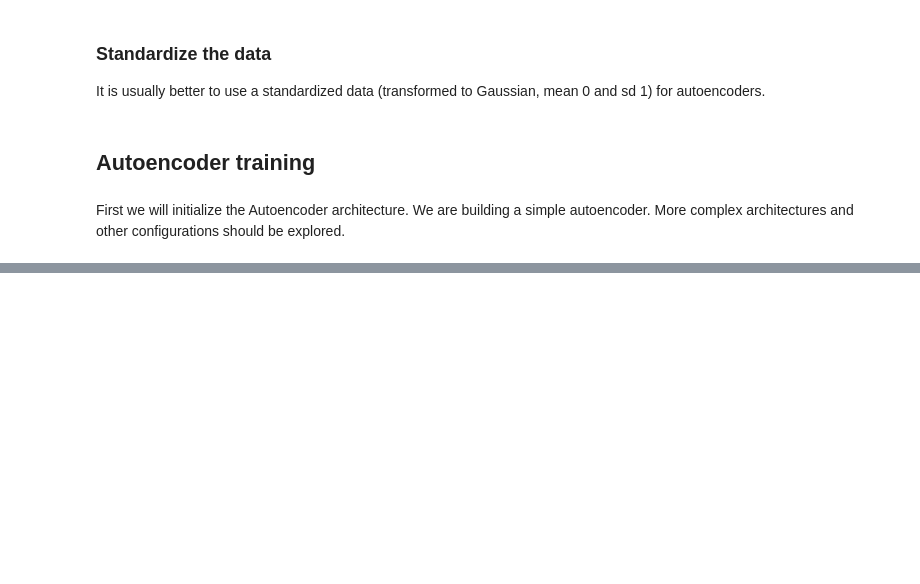
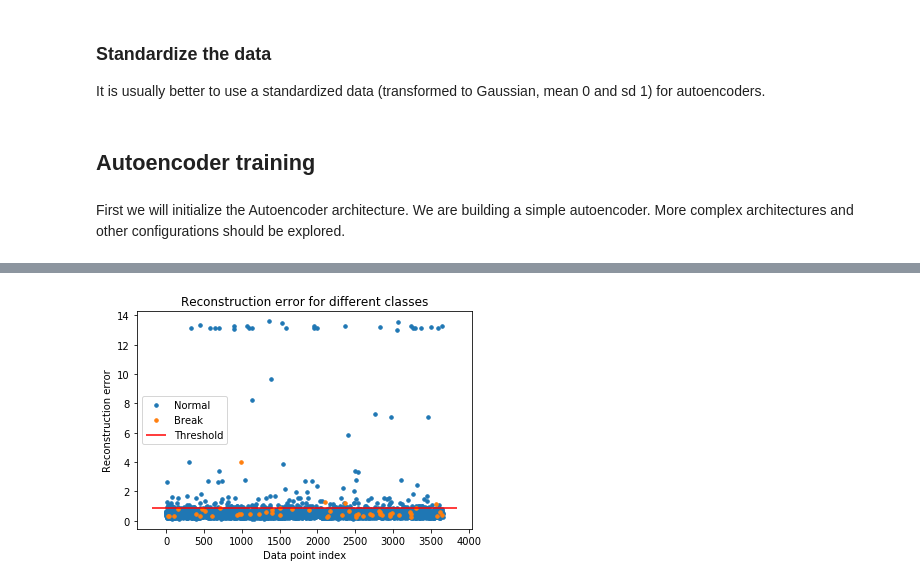
Before and after one commit to cran2367/autoencoder_classifier, a Jupyter notebook: autoencoder_classifier.ipynb, the cells around one changed output, grey strips where cells are left out. Drawn from its saved outputs; the diff is of its cells as text; code cells hidden in the pictures; blank space fills up the shorter version.

```diff
--- a/autoencoder_classifier.ipynb
+++ b/autoencoder_classifier.ipynb
@@ -193,0 +244,17 @@ error_df.describe()
+# %%
+threshold_fixed = 0.85
+groups = error_df_test.groupby('True_class')
+
+fig, ax = plt.subplots()
+
+for name, group in groups:
+    ax.plot(group.index, group.Reconstruction_error, marker='o', ms=3.5, linestyle='',
+            label= "Break" if name == 1 else "Normal")
+ax.hlines(threshold_fixed, ax.get_xlim()[0], ax.get_xlim()[1], colors="r", zorder=100, label='Threshold')
+ax.legend()
+plt.title("Reconstruction error for different classes")
+plt.ylabel("Reconstruction error")
+plt.xlabel("Data point index")
+plt.show();
+# %% [output]
+[figure, added]
```
Also changed, not shown: parts of 17 cells of this notebook, 1 other file.
